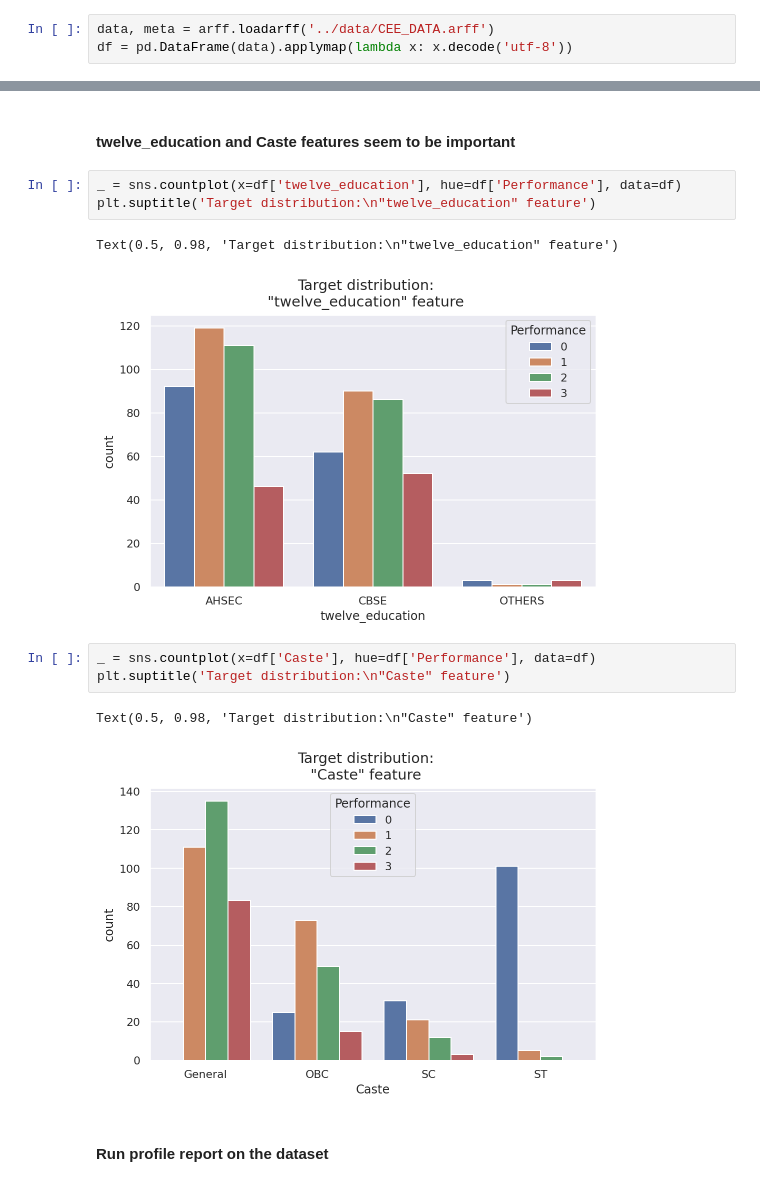
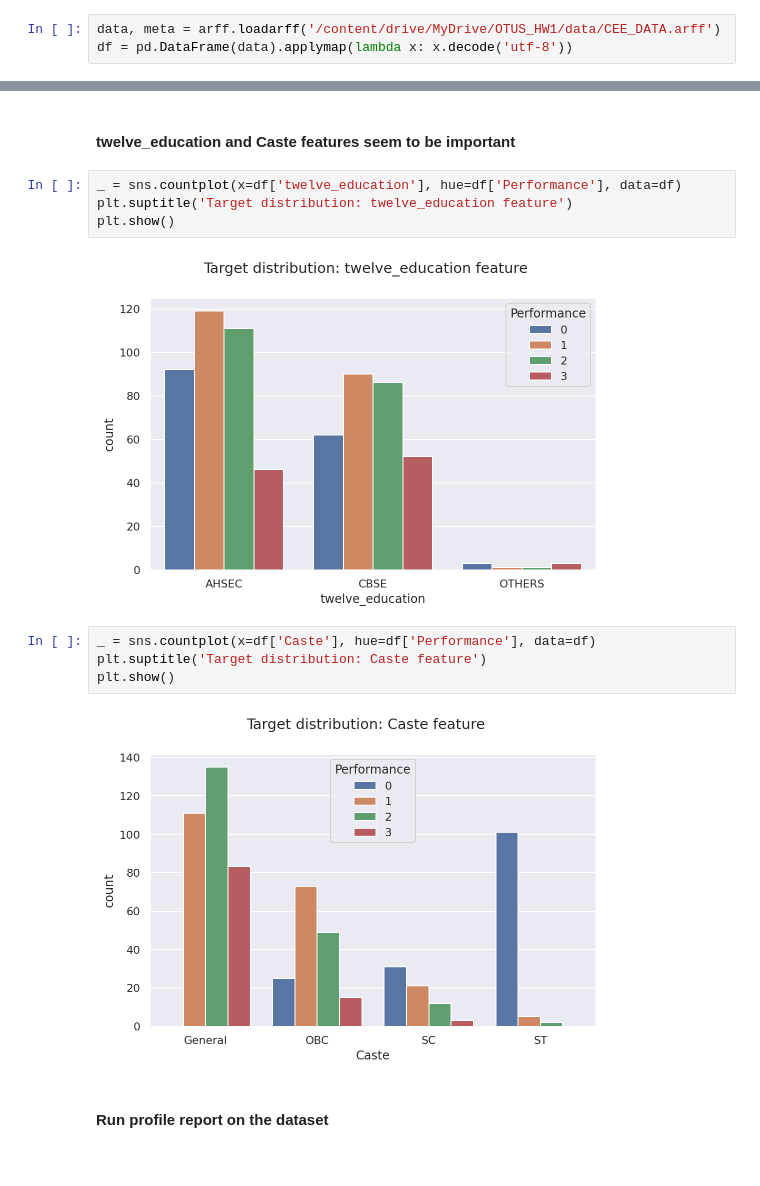
Before and after one commit to oort77/OTUS_HW1, a Jupyter notebook: notebooks/HW1_atom.ipynb, the cells around one changed output, grey strips where cells are left out. Drawn from its saved outputs; the diff is of its cells as text.

```diff
--- a/notebooks/HW1_atom.ipynb
+++ b/notebooks/HW1_atom.ipynb
@@ -57,7 +74,7 @@ n_initpoints = 3
 # %% [markdown]
 ### Load data
 # %%
-data, meta = arff.loadarff('../data/CEE_DATA.arff')
+data, meta = arff.loadarff('/content/drive/MyDrive/OTUS_HW1/data/CEE_DATA.arff')
 df = pd.DataFrame(data).applymap(lambda x: x.decode('utf-8'))
 # %% [markdown]
 #### Small bit of preprocessing - XGBoost needs special target encoding
@@ -152,16 +169,16 @@ Name: Performance, dtype: object
 #### twelve_education and Caste features seem to be important
 # %%
 _ = sns.countplot(x=df['twelve_education'], hue=df['Performance'], data=df)
-plt.suptitle('Target distribution:\n"twelve_education" feature')
+plt.suptitle('Target distribution: twelve_education feature')
+plt.show()
 # %% [output]
-Text(0.5, 0.98, 'Target distribution:\n"twelve_education" feature')
-[figure, old version]
+[figure, new version]
 # %%
 _ = sns.countplot(x=df['Caste'], hue=df['Performance'], data=df)
-plt.suptitle('Target distribution:\n"Caste" feature')
+plt.suptitle('Target distribution: Caste feature')
+plt.show()
 # %% [output]
-Text(0.5, 0.98, 'Target distribution:\n"Caste" feature')
-[figure, old version]
+[figure, new version]
 # %% [markdown]
 #### Run profile report on the dataset
 # %%
```
Also changed, not shown: parts of 30 cells of this notebook.
